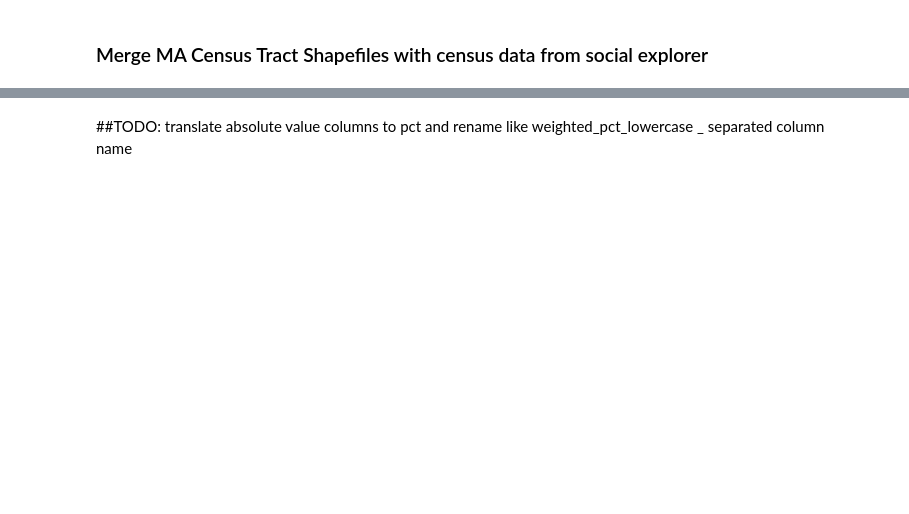
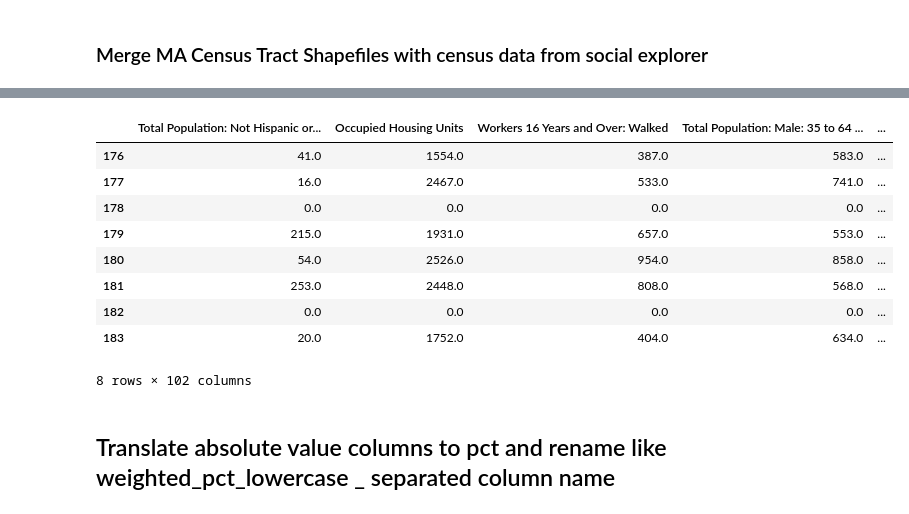
Before and after one commit to RicoFio/MBTACA_Marginal_or_Meaningful, a Jupyter notebook: eda/station_census_data_generation.ipynb, the cells around one changed output, grey strips where cells are left out. Drawn from its saved outputs; the diff is of its cells as text; code cells hidden in the pictures; blank space fills up the shorter version.

Commit message:
finalized percentage and weighting

```diff
--- a/eda/station_census_data_generation.ipynb
+++ b/eda/station_census_data_generation.ipynb
@@ -23,5 +22,5 @@ new_data.iloc[0:500].explore()
 # %%
-census_tract_df = gpd.read_file('../data/ma_tracts_census_data.geojson')
-census_tract_df = census_tract_df.to_crs(crs="EPSG:26986")
-stops_with_buffer = gpd.read_file('../data/mbta_stops.geojson')
-stops_with_buffer = stops_with_buffer.to_crs(crs="EPSG:26986")
+census_tract_df = gpd.read_file('../code/static/data/ma_tracts_census_data.geojson')
+census_tract_df = census_tract_df.to_crs(crs=CRS_MA)
+stops_with_buffer = gpd.read_file('../code/static/data/mbta_community_stops_with_buffer.geojson')
+stops_with_buffer = stops_with_buffer.to_crs(crs=CRS_MA)
@@ -101,3 +103,5 @@ census_tract_df[columns_to_weight].astype(float).fillna(0)
+# %%
+census_tract_df[columns_to_weight] = census_tract_df[columns_to_weight].astype(float).fillna(0).copy()
 # %%
 # Assume 'stops_with_buffer' and 'census_bg_df' are defined and are valid GeoDataFrames
 
@@ -107,13 +111,13 @@ station_buffer_census_df = gpd.GeoDataFrame()
 # Loop through each station in 'stops_with_buffer'
 for idx, station in tqdm(stops_with_buffer.iterrows()):
     # Create a GeoDataFrame for the current station's buffer geometry
-    curr_gdf = gpd.GeoDataFrame({'geometry': [station['geometry']]}, crs=stops_with_buffer.crs)
+    curr_gdf = gpd.GeoDataFrame({'geometry': [station['geometry']]}, crs=CRS_MA)
 
     # Clip the census blocks to the current station's buffer
     curr_census = census_tract_df.clip(curr_gdf)
 
     # Project the clipped census blocks to the desired CRS
-    curr_census = curr_census.to_crs(crs="EPSG:26986")
+    curr_census = curr_census.to_crs(crs=CRS_MA)
 
     # Calculate the area in square kilometers
     curr_census['clipped_area_km2'] = curr_census['geometry'].area / 1e6
@@ -128,13 +132,12 @@ for idx, station in tqdm(stops_with_buffer.iterrows()):
     # Recompute columns to reflect the spatial weighting with respect to the census block group
     # Columns that are in absolute values can just be multiplied by the area that is in the station buffer
     weighted_census = curr_census[columns_to_weight].copy()
-    weighted_census.loc[:, columns_to_weight_ints] = weighted_census[columns_to_weight_ints].mul(curr_census['percent_of_census_tract_area'], axis=0)
-    weighted_census.loc[:, columns_to_weight_ints] = weighted_census[columns_to_weight_ints].round(decimals=0).astype(int)
-    # The columns that are in percent, however, have to be weighted by the percent of buffer area that is covered by that tract
-    weighted_census.loc[:, columns_to_weight_perc] = curr_census[columns_to_weight_perc].mul(curr_census['percent_of_buffer_area'], axis=0)
+    weighted_census.loc[:, columns_to_weight] = weighted_census[columns_to_weight].mul(curr_census['percent_of_census_tract_area'], axis=0)
+    weighted_census.loc[:, columns_to_weight] = weighted_census[columns_to_weight].round(decimals=0).astype(int)
 
     # Make sure that we do not have any percent that are bigger than 100% !!!
     assert (weighted_census[[i for i in weighted_census.columns if '%' in i]] > 100).any().any() == False
+    assert len(weighted_census.columns) == len(weighted_census.columns.unique())
 
     # Finally, we assign the calculated values to the original census
     curr_census[renamed_columns] = weighted_census.rename(columns={o: n for o, n in zip(columns_to_weight, renamed_columns)})
@@ -144,7 +147,7 @@ for idx, station in tqdm(stops_with_buffer.iterrows()):
     stops_with_buffer.loc[stops_with_buffer.index==idx, renamed_columns] = summed_census[renamed_columns].to_numpy()
 
     # Add an identifier for the current station (e.g., the loop index or the station's index from 'stops_with_buffer')
-    curr_census['stop_id'] = station['stop_id']
+    curr_census['stop_name'] = station['stop_name']
 
     # Append the current census blocks to the main GeoDataFrame
     station_buffer_census_df = pd.concat([station_buffer_census_df, curr_census], ignore_index=True)
@@ -156,8 +158,19 @@ station_buffer_census_df[station_buffer_census_df['stop_id'].isin(brookline_stat
 # %%
-station_buffer_census_df_complete = pd.merge(station_buffer_census_df, stops_with_buffer[[i for i in stops_with_buffer.columns if i not in renamed_columns]], how='left', on='stop_id')
+station_buffer_census_df_complete = pd.merge(station_buffer_census_df, stops_with_buffer[[i for i in stops_with_buffer.columns if i not in renamed_columns]], how='left', on='stop_name')
 station_buffer_census_df_complete['geometry'] = station_buffer_census_df_complete['geometry_x']
 del station_buffer_census_df_complete['geometry_x']
 del station_buffer_census_df_complete['geometry_y']
-station_buffer_census_df_complete = gpd.GeoDataFrame(station_buffer_census_df_complete)
+station_buffer_census_df_complete = gpd.GeoDataFrame(station_buffer_census_df_complete, crs=CRS_MA)
 # %%
-station_buffer_census_df_complete[station_buffer_census_df_complete['stop_id']=='WR-0329-02'].explore()
+station_buffer_census_df_complete[station_buffer_census_df_complete['stop_name']=='Coolidge Corner']
+# %% [output]
+|  | Total Population: Not Hispanic or... | Occupied Housing Units | Workers 16 Years and Over: Walked | Total Population: Male: 35 to 64 ... | ... |
+| 176 | 41.0 | 1554.0 | 387.0 | 583.0 | ... |
+| 177 | 16.0 | 2467.0 | 533.0 | 741.0 | ... |
+| 178 | 0.0 | 0.0 | 0.0 | 0.0 | ... |
+| 179 | 215.0 | 1931.0 | 657.0 | 553.0 | ... |
+| 180 | 54.0 | 2526.0 | 954.0 | 858.0 | ... |
+| 181 | 253.0 | 2448.0 | 808.0 | 568.0 | ... |
+| 182 | 0.0 | 0.0 | 0.0 | 0.0 | ... |
+| 183 | 20.0 | 1752.0 | 404.0 | 634.0 | ... |
+8 rows × 102 columns
@@ -164,2 +210,2 @@ station_buffer_census_df_complete[station_buffer_census_df_complete['stop_id']==
 # %% [markdown]
-##TODO: translate absolute value columns to pct and rename like weighted_pct_lowercase _ separated column name
+## Translate absolute value columns to pct and rename like weighted_pct_lowercase _ separated column name
```
Also changed, not shown: parts of 21 cells of this notebook, 4 other files.
